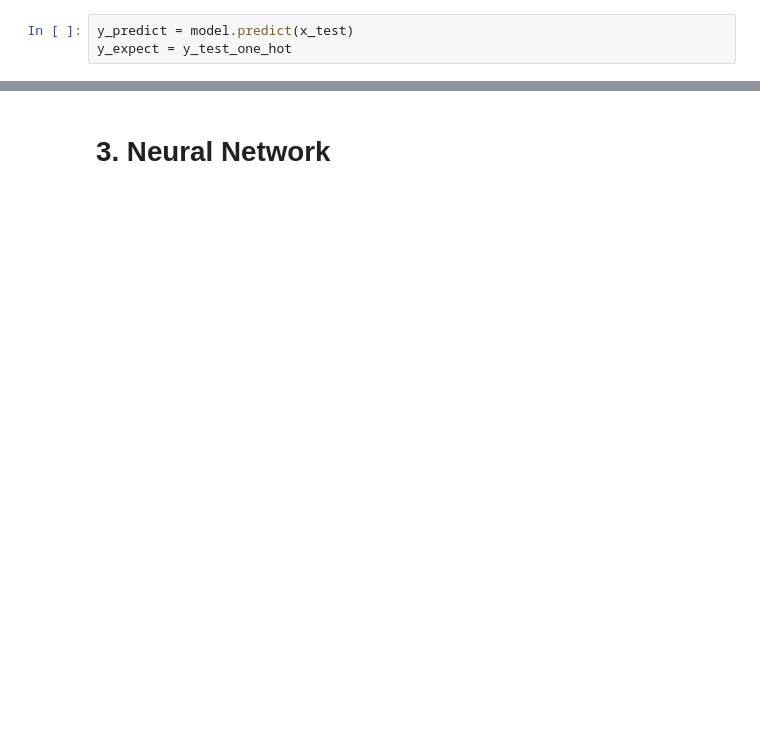
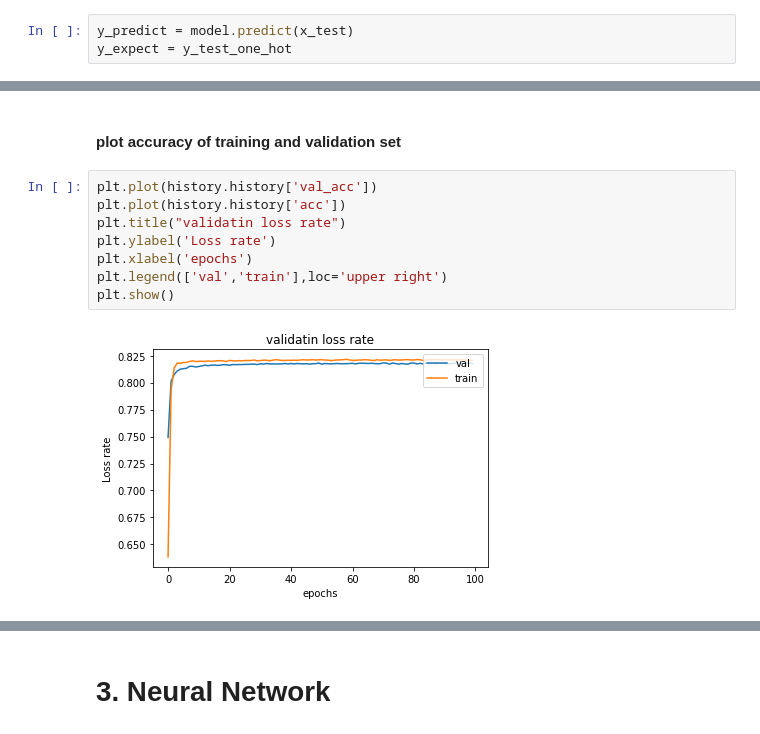
Before and after one commit to IndikaWeerakoon/machine_learning, a Jupyter notebook: Perform_Maachine_Learning.ipynb, the cells around one changed output, grey strips where cells are left out. Drawn from its saved outputs; the diff is of its cells as text; blank space fills up the shorter version.

```diff
--- a/Perform_Maachine_Learning.ipynb
+++ b/Perform_Maachine_Learning.ipynb
@@ -320,0 +349,12 @@ array([[0., 1.],
+# %% [markdown]
+#### plot accuracy of training and validation set
+# %%
+plt.plot(history.history['val_acc'])
+plt.plot(history.history['acc'])
+plt.title("validatin loss rate")
+plt.ylabel('Loss rate')
+plt.xlabel('epochs')
+plt.legend(['val','train'],loc='upper right')
+plt.show()
+# %% [output]
+[figure, added]
```
Also changed, not shown: parts of 29 cells of this notebook.
